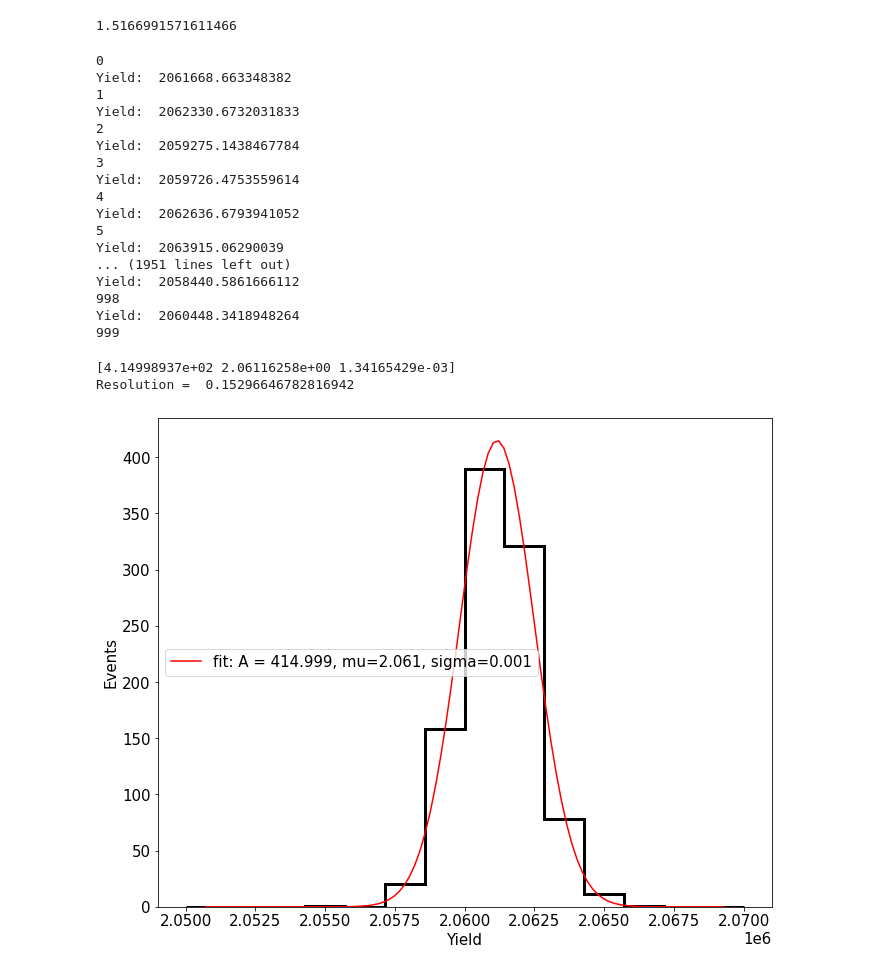
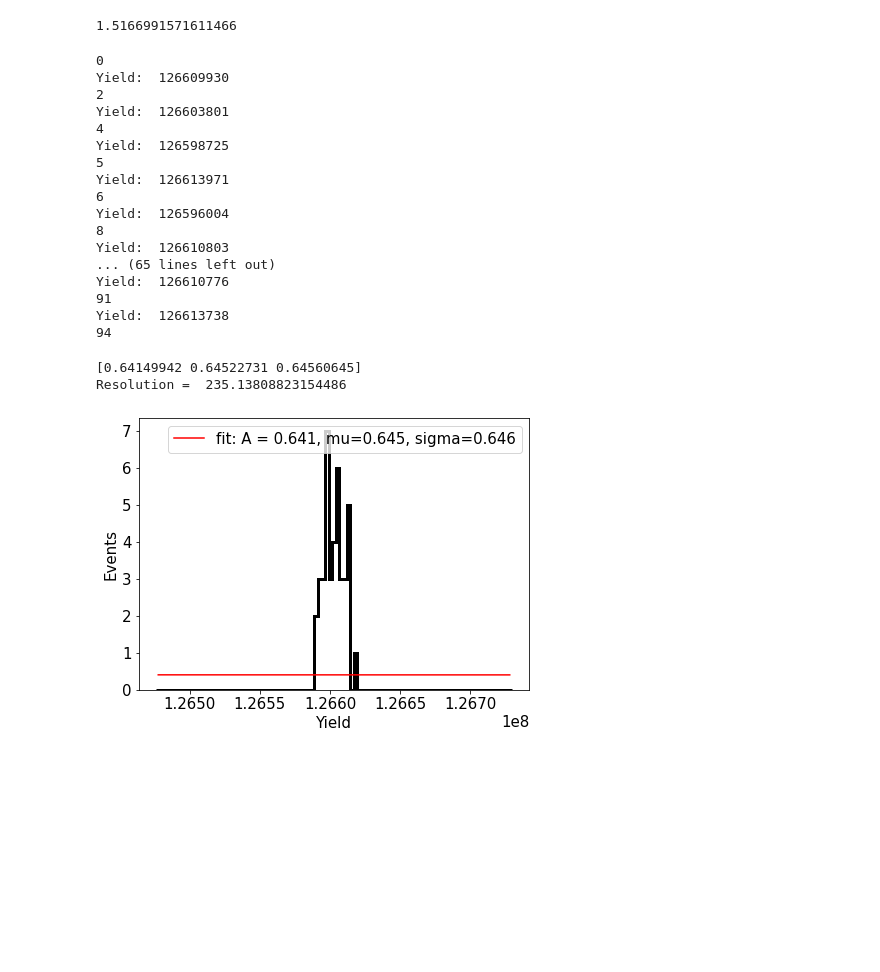
Before and after one commit to kvjmistry/GarfieldCode, a Jupyter notebook: Electroluminescence/notebooks/CalcTrackRes.ipynb, the cells around one changed output. Saved outputs shown, nothing was run; the diff lists cells and outputs as text; code cells hidden in the pictures; blank space fills up the shorter version.

Commit message:
Add scripts for calculating track resolution on the grid

```diff
--- a/Electroluminescence/notebooks/CalcTrackRes.ipynb
+++ b/Electroluminescence/notebooks/CalcTrackRes.ipynb
@@ -11,11 +11,13 @@ import pandas as pd
 from scipy.optimize import curve_fit
 
 plt.rcParams["font.size"] = 15
-plt.rcParams["figure.figsize"] = 11,9
+plt.rcParams["figure.figsize"] = 7,5
 # %%
 # Load in the unit cell and create map
 # unitcell = pd.read_hdf("../Files/unitcell_Shifted.h5","Yields")
-unitcell = pd.read_hdf("../Files/unitcell_Aligned.h5","Yields")
+unitcell = pd.read_hdf("../Maps/unitcell_Aligned.h5","Yields")
+
+
 
 # Plot the loaded in unitcell
 plt.figure()
@@ -52,7 +54,7 @@ display(unitcell)
 # %%
 # Load in the input file
 
-mode = "kr"
+mode = "bb"
 
 
 if (mode == "kr"):
@@ -83,7 +85,7 @@ if (mode == "bb"):
     hits = hits[~hits.event_id.isin(bad_events)]
 
     # Filter the event number
-    hits = hits[hits["event_id"] < 50]
+    # hits = hits[hits["event_id"] < 50]
 
 # Change the units of energy to eV
 hits["energy"] = hits["energy"]*1e6
@@ -114,4 +116,5 @@ hits = hits[hits["ni"] != 0]
 hits = hits.drop(columns = ["z", "energy"])
 
 display(hits)
+print(len(hits.event_id.unique()))
 # %% [output]
@@ -240,56 +244,58 @@ for ev,x,y,ni,sigma in zip(hits["event_id"], hits["x"], hits["y"], hits["ni"], h
     # print(Yieldsum)
 # %% [output]
 0
-Yield:  2061668.663348382
-1
-Yield:  2062330.6732031833
+Yield:  126609930
 2
-Yield:  2059275.1438467784
-3
-Yield:  2059726.4753559614
+Yield:  126603801
 4
-Yield:  2062636.6793941052
+Yield:  126598725
 5
-Yield:  2063915.06290039
-... (1951 lines left out)
-Yield:  2058440.5861666112
-998
-Yield:  2060448.3418948264
-999
+Yield:  126613971
+6
+Yield:  126596004
+8
+Yield:  126610803
+... (65 lines left out)
+Yield:  126610776
+91
+Yield:  126613738
+94
 # %%
 # Make a histogram of the total photon yeilds
 plt.figure()
 
 if (mode == "kr"):
     # bins_x = np.linspace(2.21e6, 2.23e6, 15)
-    bins_x = np.linspace(2.05e6, 2.07e6, 15)
+    bins_x = np.linspace(2.05e6, 2.07e6, 50)
     scale = 1e6
 else:
     bins_x = np.linspace(1.365e8, 1.366e8, 15)
     scale = 1e8
+
+bins_x = np.linspace(np.mean(Yields)-np.mean(Yields)*0.001, np.mean(Yields)+np.mean(Yields)*0.001, 100)
 
 counts, xbins, _ = plt.hist(Yields, bins = bins_x, histtype="step", color = "black", linewidth=3)
 # plt.xlim(-200, 6200)
 plt.xlabel("Yield")
 plt.ylabel("Events")
 
 xbins/=scale
 
 # Fit the distribution
 def Gaussian_(x, A, mu, sigma):
     return A * np.exp(-(x-mu)*(x-mu)/(2*sigma*sigma))
 
 bin_centers = xbins+ (xbins[1]-xbins[0])/2.0
 bin_centers = bin_centers[:-1]
 
-popt, pcov = curve_fit(Gaussian_, bin_centers, counts)
+popt, pcov = curve_fit(Gaussian_, bin_centers, counts, bounds  = (0, [np.inf, np.inf, np.inf]))
 print(popt)
 
 plt.plot(np.linspace(min(bin_centers)*scale, max(bin_centers)*scale, 100), Gaussian_(np.linspace(min(bin_centers), max(bin_centers), 100), *popt), 'r-',label='fit: A = %5.3f, mu=%5.3f, sigma=%5.3f' % tuple(popt))
 print("Resolution = ",100* 2.35*popt[2]/popt[1] )
 plt.legend()
 plt.show()
 # %% [output]
-[4.14998937e+02 2.06116258e+00 1.34165429e-03]
-Resolution =  0.15296646782816942
+[0.64149942 0.64522731 0.64560645]
+Resolution =  235.13808823154486
-[figure, old version]
+[figure, new version]
```
Also changed, not shown: parts of 2 cells of this notebook, 6 other files.
